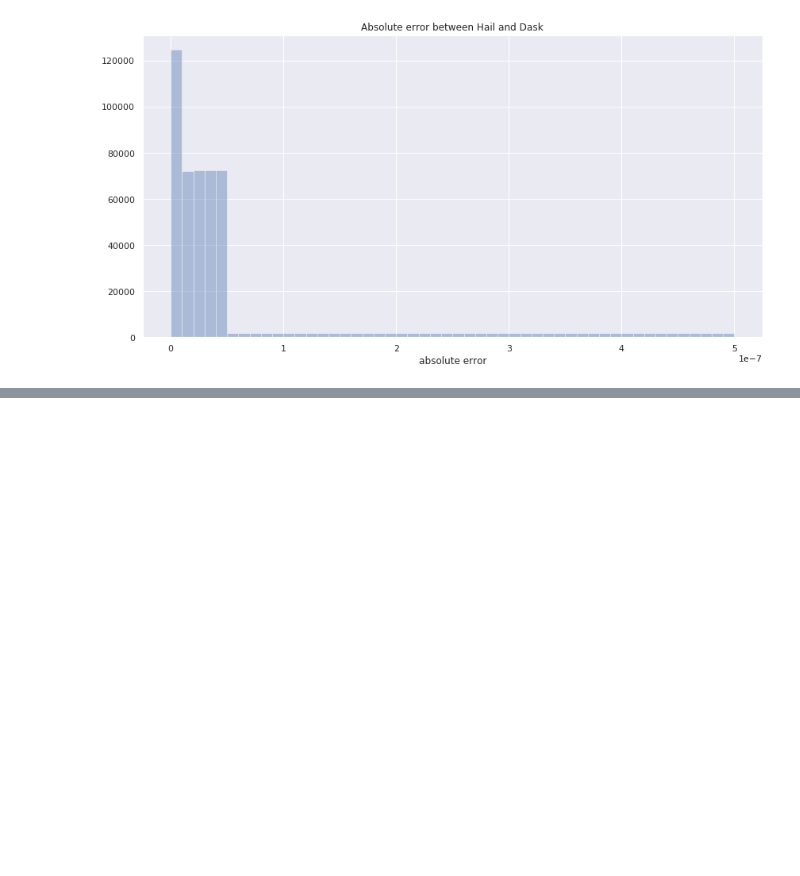
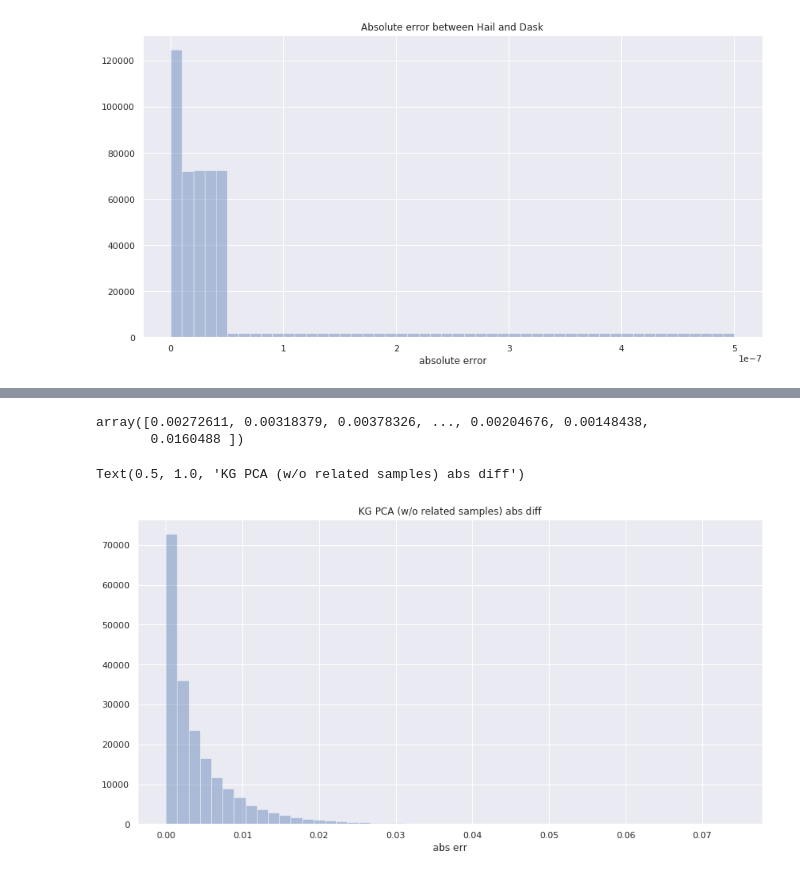
Before and after one commit to related-sciences/gwas-analysis, a Jupyter notebook: notebooks/platform/xarray/pc_relate/pc_relate.ipynb, the cells around one changed output, grey strips where cells are left out. Saved outputs shown, nothing was run; the diff lists cells and outputs as text; code cells hidden in the pictures; blank space fills up the shorter version.

```diff
--- a/notebooks/platform/xarray/pc_relate/pc_relate.ipynb
+++ b/notebooks/platform/xarray/pc_relate/pc_relate.ipynb
@@ -494,0 +620,4 @@ Text(0.5, 1.0, 'Absolute error between Hail and Dask')
+# %%
+%%time
+kg_phi_air = pc_relate(kg_pcs_air, tkgp_xa.data.data).compute()
+kg_phi_air
@@ -494,0 +640,12 @@ Text(0.5, 1.0, 'Absolute error between Hail and Dask')
+# %%
+kg_pca_abs_err = np.abs(kg_phi[np.triu_indices_from(kg_phi, 1)] - kg_phi_air[np.triu_indices_from(kg_phi_air, 1)])
+kg_pca_abs_err
+# %% [output]
+array([0.00272611, 0.00318379, 0.00378326, ..., 0.00204676, 0.00148438,
+       0.0160488 ])
+# %%
+p = sns.distplot(kg_pca_abs_err, axlabel="abs err", kde=False)
+p.set_title("KG PCA (w/o related samples) abs diff")
+# %% [output]
+Text(0.5, 1.0, 'KG PCA (w/o related samples) abs diff')
+[figure, added]
```
Also changed, not shown: parts of 39 cells of this notebook.
